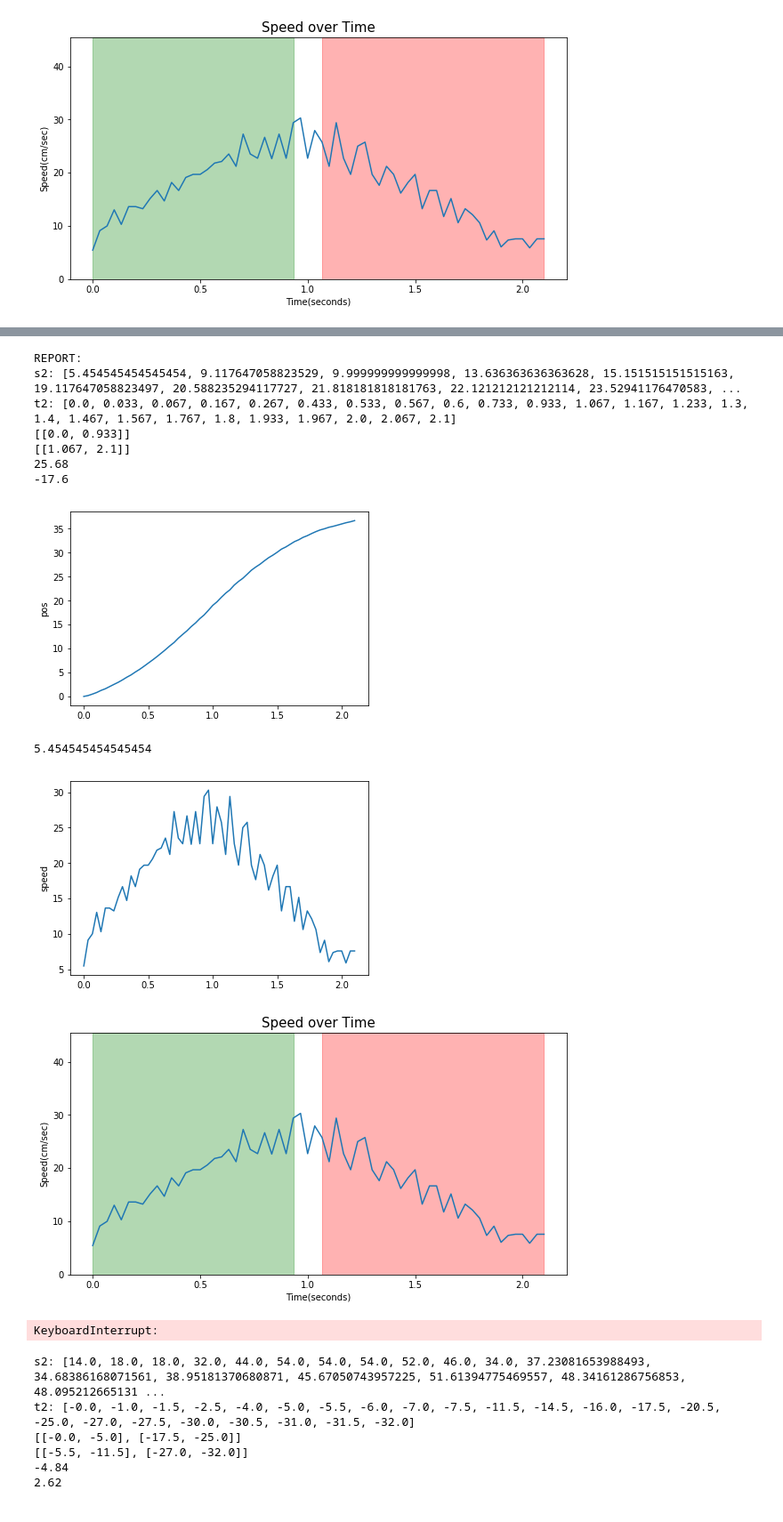
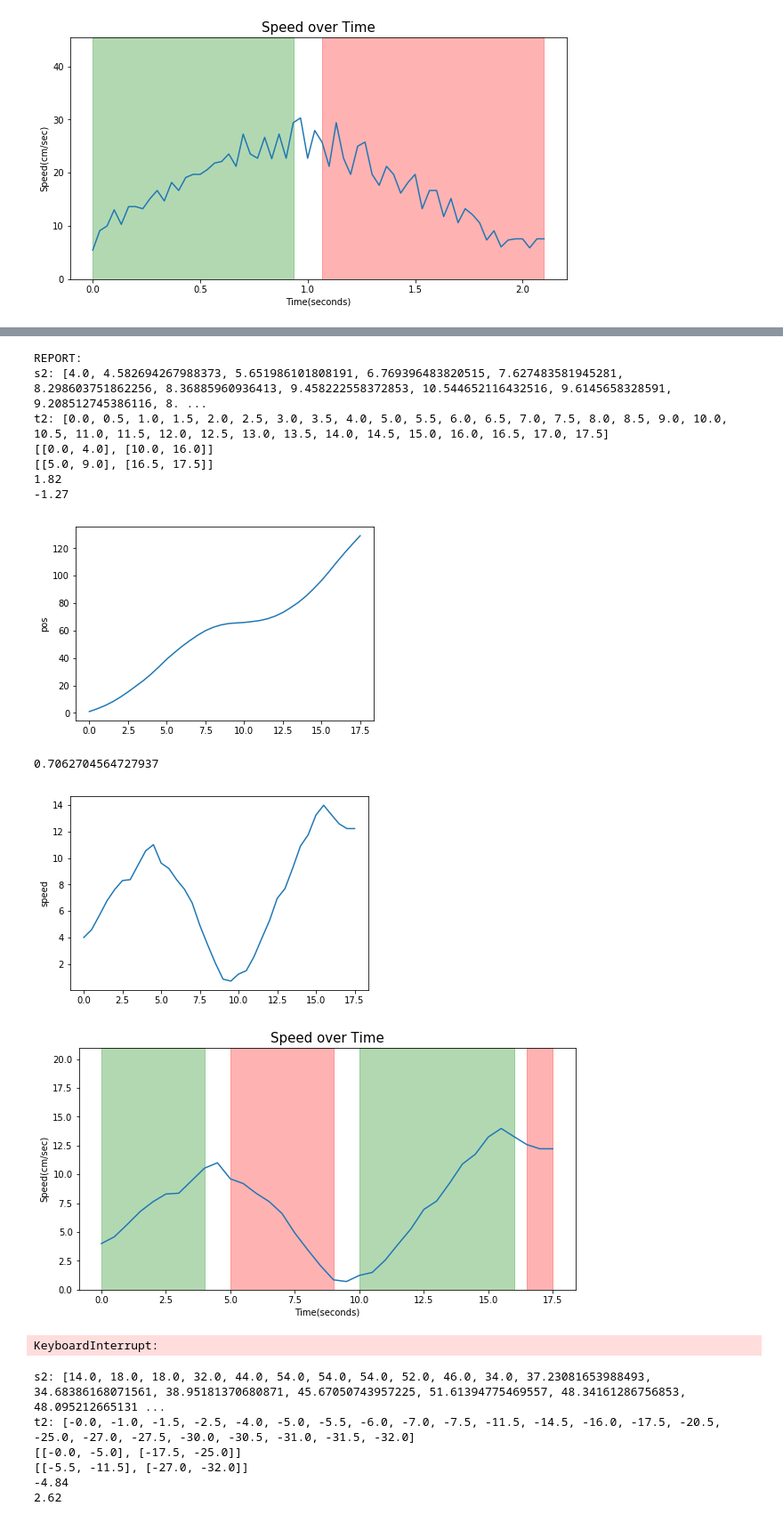
Before and after one commit to JJFrisch/Dimensional-Motion, a Jupyter notebook: Dimensional Motion Project.ipynb, the cells around one changed output, grey strips where cells are left out. Shown at 89% size. Saved outputs shown, nothing was run; the diff lists cells and outputs as text; code cells hidden in the pictures.

```diff
--- a/Dimensional Motion Project.ipynb
+++ b/Dimensional Motion Project.ipynb
@@ -330,46 +330,46 @@ def main(positions, times): #cm, cs/sec, cm/sec^2
     plt.show()
 
     win = GraphWin("Data Analysis", windowSize[0], windowSize[1], False)
-    pos_time_chart = Image(Point(3*windowSize[0]/10,10*windowSize[1]/15), "Data Graphs/pos_time.png")
+    pos_time_chart = Image(Point(3*windowSize[0]/10,10*windowSize[1]/15), "Data Graphs/pos_time3.png")
     pos_time_chart.draw(win)
-    speed_time_chart = Image(Point(11*windowSize[0]/15,11*windowSize[1]/15), "Data Graphs/speed_time.png")
+    speed_time_chart = Image(Point(11*windowSize[0]/15,11*windowSize[1]/15), "Data Graphs/speed_time3.png")
     speed_time_chart.draw(win)
 
     drawTitle(win)
     drawStats(win,time_interval,average_speed,distance_travelled,max_speed,inc_range,dec_range,acc_up,acc_down)
 
     win.getMouse()
 
 
 
 
 
 if __name__ == '__main__':
     #position data is in cm, time data is in seconds
     pos2 = [0, 0.18, 0.49, 0.82, 1.25, 1.6, 2.05, 2.5, 2.95, 3.45, 4, 4.5, 5.1, 5.65, 6.3, 6.95, 7.6, 8.3, 9.02,
                   9.75, 10.55, 11.25, 12.15, 12.95, 13.7, 14.58, 15.35, 16.25, 17, 18, 19, 19.75, 20.7, 21.55, 22.25,
                   23.25, 24, 24.65, 25.5, 26.35, 27, 27.6, 28.3, 28.95, 29.5, 30.1, 30.75, 31.2, 31.75, 32.3, 32.7,
                   33.2, 33.55, 34, 34.4, 34.75, 35, 35.3, 35.5, 35.75, 36, 36.25, 36.45, 36.7]
     times2 = [0.000, 0.033, 0.067, 0.100, 0.133, 0.167, 0.200, 0.233, 0.267, 0.300, 0.333, 0.367, 0.400, 0.433, 0.467,
               0.500, 0.533, 0.567, 0.600, 0.633, 0.667, 0.700, 0.733, 0.767, 0.800, 0.833, 0.867, 0.900, 0.933, 0.967,
               1.000, 1.033, 1.067, 1.100, 1.133, 1.167, 1.200, 1.233, 1.267, 1.300, 1.333, 1.367, 1.400, 1.433, 1.467,
               1.500, 1.533, 1.567, 1.600, 1.633, 1.667, 1.700, 1.733, 1.767, 1.800, 1.833, 1.867, 1.900, 1.933, 1.967,
               2.000, 2.033, 2.067, 2.100]
 
     print("REPORT:")
-    main(pos2, times2)
+    main(pos, times)
 # %% [output]
 REPORT:
-s2: [5.454545454545454, 9.117647058823529, 9.999999999999998, 13.636363636363628, 15.151515151515163, 19.117647058823497, 20.588235294117727, 21.818181818181763, 22.121212121212114, 23.52941176470583, ...
-t2: [0.0, 0.033, 0.067, 0.167, 0.267, 0.433, 0.533, 0.567, 0.6, 0.733, 0.933, 1.067, 1.167, 1.233, 1.3, 1.4, 1.467, 1.567, 1.767, 1.8, 1.933, 1.967, 2.0, 2.067, 2.1]
-[[0.0, 0.933]]
-[[1.067, 2.1]]
-25.68
--17.6
+s2: [4.0, 4.582694267988373, 5.651986101808191, 6.769396483820515, 7.627483581945281, 8.298603751862256, 8.36885960936413, 9.458222558372853, 10.544652116432516, 9.6145658328591, 9.208512745386116, 8. ...
+t2: [0.0, 0.5, 1.0, 1.5, 2.0, 2.5, 3.0, 3.5, 4.0, 5.0, 5.5, 6.0, 6.5, 7.0, 7.5, 8.0, 8.5, 9.0, 10.0, 10.5, 11.0, 11.5, 12.0, 12.5, 13.0, 13.5, 14.0, 14.5, 15.0, 16.0, 16.5, 17.0, 17.5]
+[[0.0, 4.0], [10.0, 16.0]]
+[[5.0, 9.0], [16.5, 17.5]]
+1.82
+-1.27
-[figure, old version]
+[figure, new version]
-5.454545454545454
+0.7062704564727937
-[figure, old version]
+[figure, new version]
-[figure, old version]
+[figure, new version]
 KeyboardInterrupt:
 # %%
 def save(positions,times):
```
Also changed, not shown: parts of 1 cell of this notebook, 1 other file.
